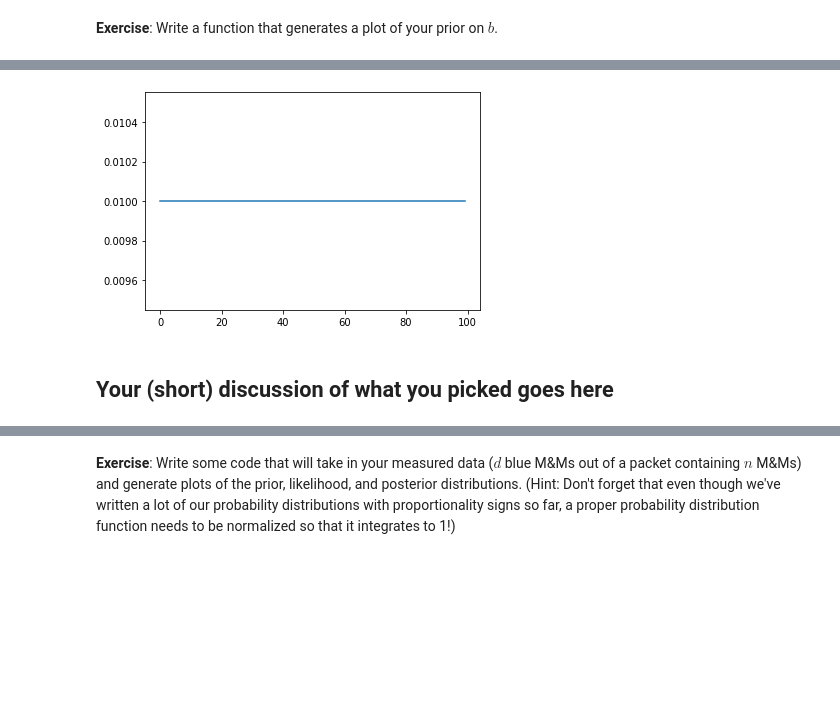
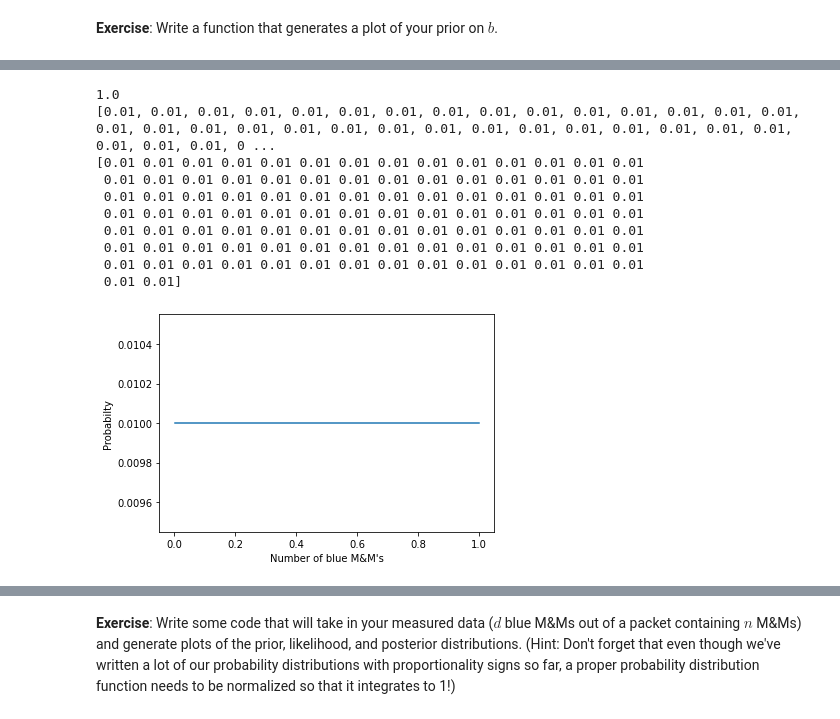
Before and after one commit to katiesavarc/DataSci_Lab, a Jupyter notebook: CodingLab05/CodingLab05_Bayes.ipynb, the cells around one changed output, grey strips where cells are left out. Cells and saved outputs as stored; diff of their text form; code cells hidden in the pictures; blank space fills up the shorter version.

```diff
--- a/CodingLab05/CodingLab05_Bayes.ipynb
+++ b/CodingLab05/CodingLab05_Bayes.ipynb
@@ -75,29 +84,38 @@ Binomial(x, n, p)
 # %%
 ## Your code and plot goes here
 from scipy.stats import binom
 import matplotlib.pyplot as plt
 b_guess = 1/6 #There are 6 colours, assume an even split
 
 def prior(b_actual, b_guess, n_tot, prior_func):
 
     #add a switch for vague (wide gaussian or uniform) vs more confident (binomial)
     #Should add a 'custom' option which takes an array of the previous sample's posterior as an input prior for this sample
     if prior_func == 'binomial':
         n_actual = np.round(b_actual*n_tot)
         P = binom.pmf(n_actual, n_tot, b_guess)
     if prior_func == 'uniform':
         P = [1/n_tot]*len(b_actual)
 
-    return P
+    return np.array(P)
 
 prior_func = 'uniform'
 n_tot = 100
 xp = np.linspace(0.001,0.999,n_tot)
 P = prior(xp, b_guess, n_tot, prior_func)
-#print(P)
-plt.plot(P)
+plt.plot(b_vals,P)
+plt.xlabel('Number of blue M&M\'s')
+plt.ylabel('Probabilty')
 plt.show()
 # %% [output]
+1.0
+[0.01, 0.01, 0.01, 0.01, 0.01, 0.01, 0.01, 0.01, 0.01, 0.01, 0.01, 0.01, 0.01, 0.01, 0.01, 0.01, 0.01, 0.01, 0.01, 0.01, 0.01, 0.01, 0.01, 0.01, 0.01, 0.01, 0.01, 0.01, 0.01, 0.01, 0.01, 0.01, 0.01, 0 ...
+[0.01 0.01 0.01 0.01 0.01 0.01 0.01 0.01 0.01 0.01 0.01 0.01 0.01 0.01
+ 0.01 0.01 0.01 0.01 0.01 0.01 0.01 0.01 0.01 0.01 0.01 0.01 0.01 0.01
+ 0.01 0.01 0.01 0.01 0.01 0.01 0.01 0.01 0.01 0.01 0.01 0.01 0.01 0.01
+ 0.01 0.01 0.01 0.01 0.01 0.01 0.01 0.01 0.01 0.01 0.01 0.01 0.01 0.01
+ 0.01 0.01 0.01 0.01 0.01 0.01 0.01 0.01 0.01 0.01 0.01 0.01 0.01 0.01
+ 0.01 0.01 0.01 0.01 0.01 0.01 0.01 0.01 0.01 0.01 0.01 0.01 0.01 0.01
+ 0.01 0.01 0.01 0.01 0.01 0.01 0.01 0.01 0.01 0.01 0.01 0.01 0.01 0.01
+ 0.01 0.01]
-[figure, old version]
+[figure, new version]
-# %% [markdown]
-## Your (short) discussion of what you picked goes here
```
Also changed, not shown: parts of 14 cells of this notebook.
